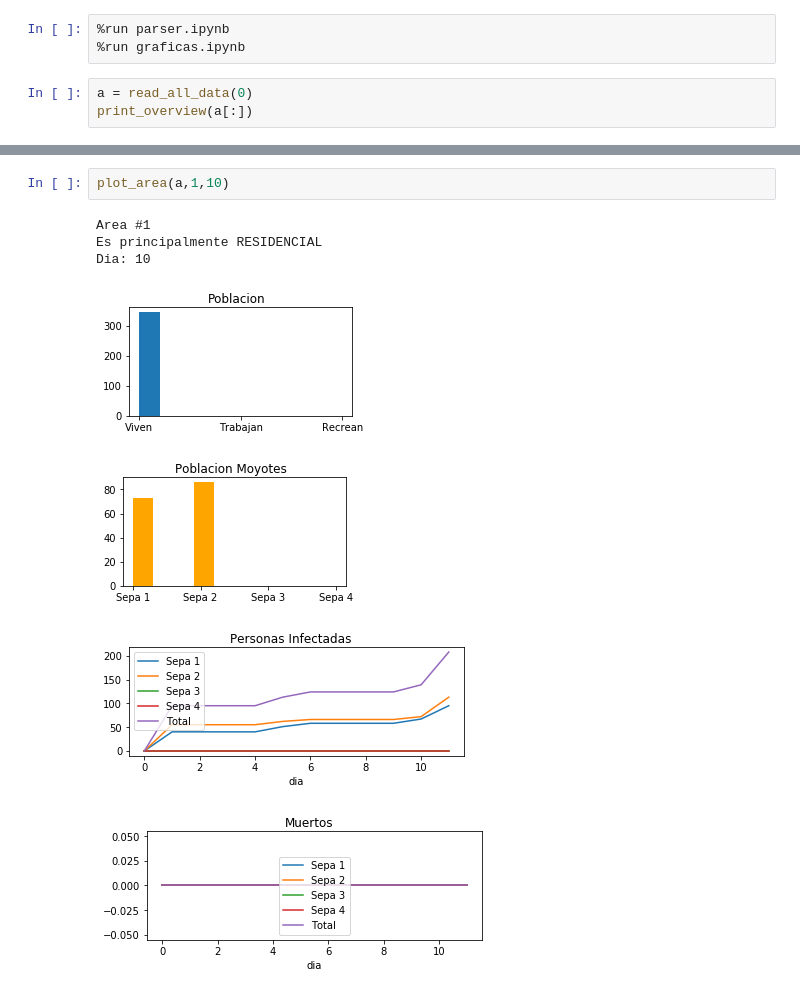
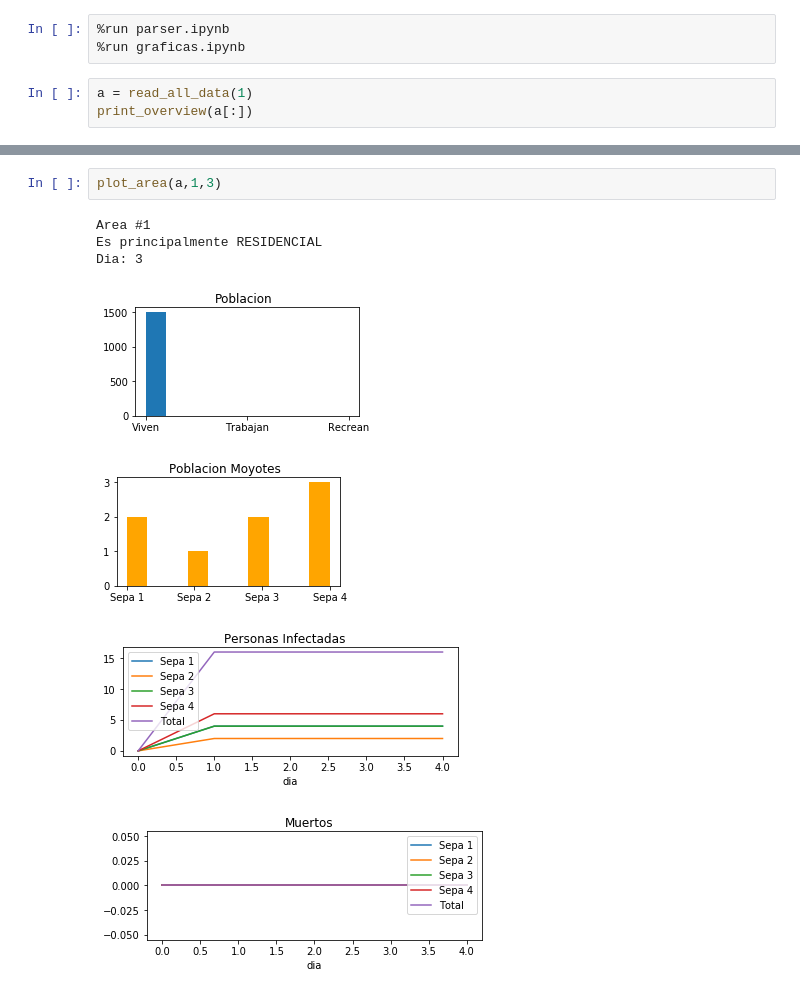
Before and after one commit to mageMerlin8/IA_Proyecto_3, a Jupyter notebook: py/gui.ipynb, the cells around one changed output, grey strips where cells are left out. Cells and saved outputs as stored; diff of their text form.

```diff
--- a/py/gui.ipynb
+++ b/py/gui.ipynb
@@ -2,6 +2,6 @@
 %run parser.ipynb
 %run graficas.ipynb
 # %%
-a = read_all_data(0)
+a = read_all_data(1)
 print_overview(a[:])
 # %% [output]
@@ -14,12 +14,12 @@ Muertos: 464
 # %%
-plot_area(a,1,10)
+plot_area(a,1,3)
 # %% [output]
 Area #1
 Es principalmente RESIDENCIAL
-Dia: 10
+Dia: 3
-[figure, old version]
+[figure, new version]
-[figure, old version]
+[figure, new version]
-[figure, old version]
+[figure, new version]
-[figure, old version]
+[figure, new version]
 # %%
 for i in range(1,4):
```
Also changed, not shown: parts of 2 cells of this notebook, 2 other files.
